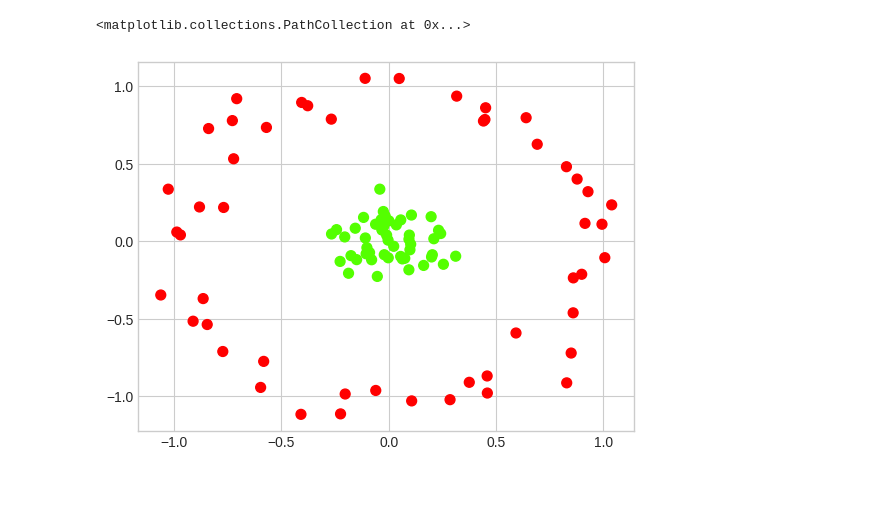
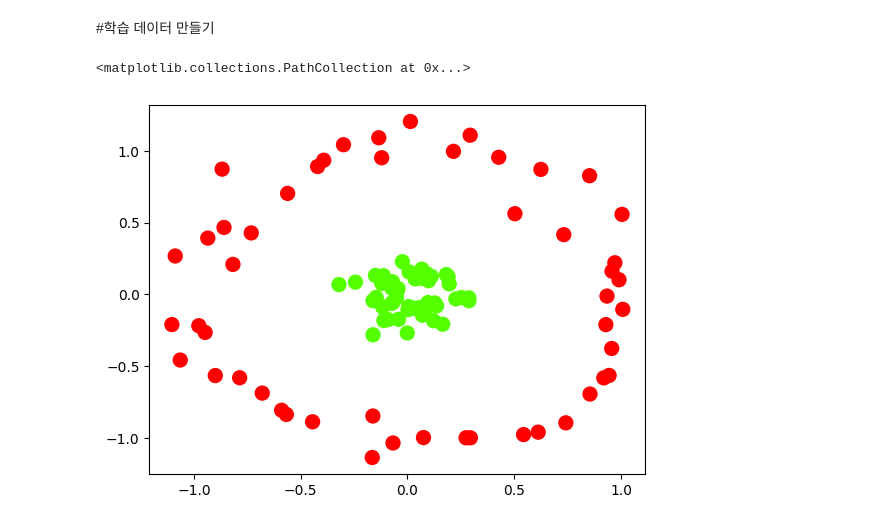
Before and after one commit to choki0715/lecture, a Jupyter notebook: SVM_rbf_example.ipynb, the cells around one changed output. Drawn from its saved outputs; the diff is of its cells as text; code cells hidden in the pictures; blank space fills up the shorter version.

```diff
--- a/SVM_rbf_example.ipynb
+++ b/SVM_rbf_example.ipynb
@@ -4,12 +4,12 @@
 %matplotlib inline
 import numpy as np
 import matplotlib.pyplot as plt
-plt.style.use('seaborn-whitegrid')
-from scipy import stats
+# %% [markdown]
+#학습 데이터 만들기
 # %%
 from sklearn.datasets import make_circles
 X, y = make_circles(100, factor=.1, noise=.1)
-plt.scatter(X[:, 0], X[:, 1], c=y, s=50, cmap='prism')
+plt.scatter(X[:, 0], X[:, 1], c=y, s=100, cmap='prism', vmax=1, vmin=0)
 # %% [output]
 <matplotlib.collections.PathCollection at 0x...>
-[figure, old version]
+[figure, new version]
```
Also changed, not shown: parts of 10 cells of this notebook.
